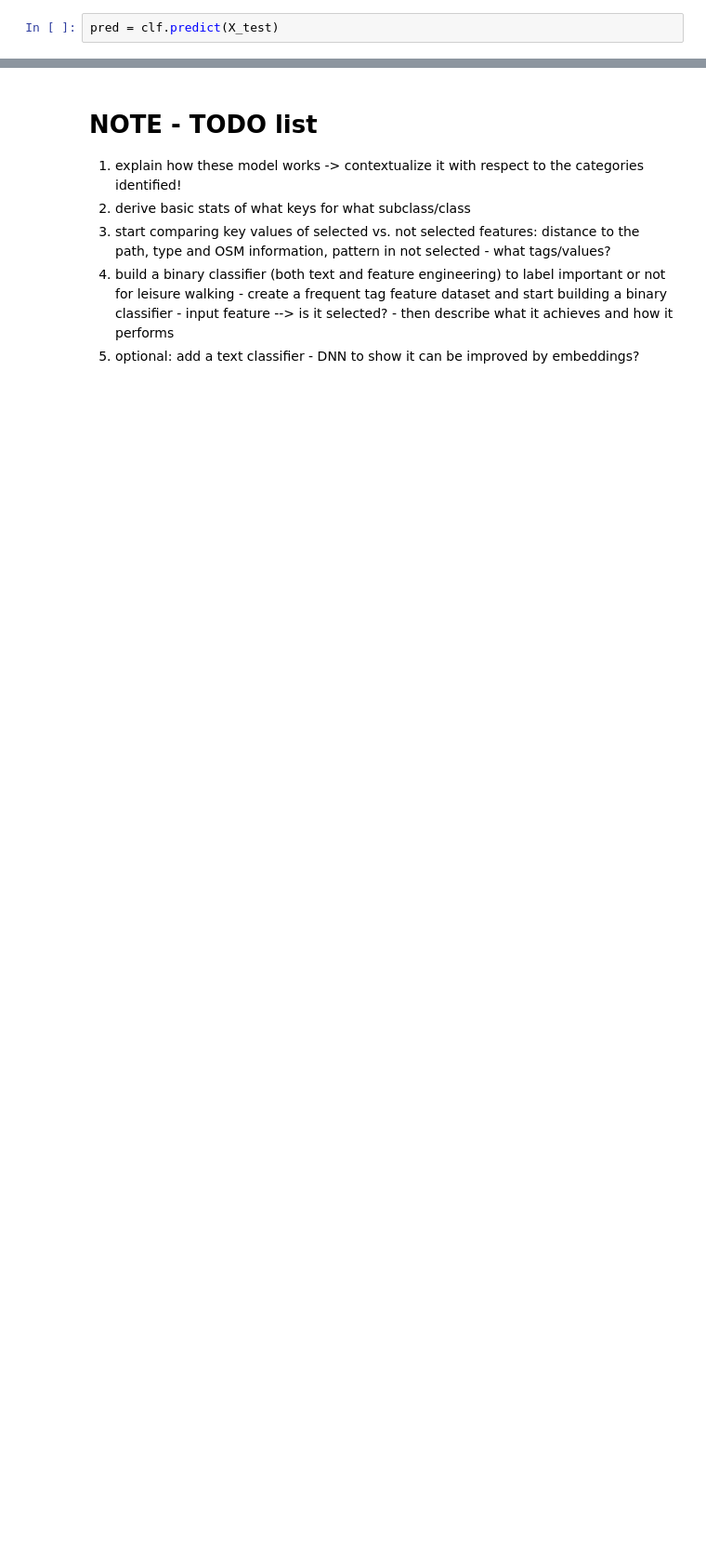
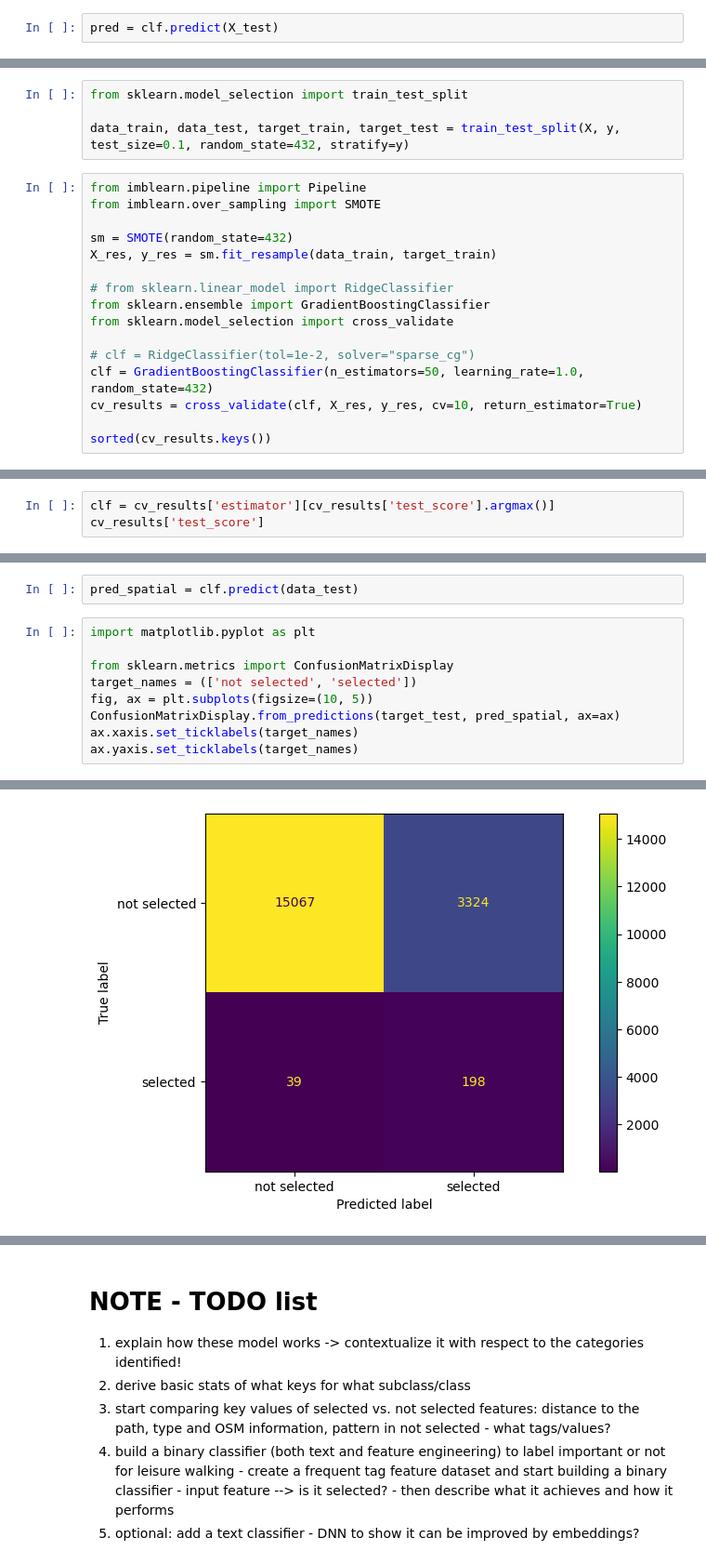
Before and after one commit to hamzeiehsan/leisure-walking-analysis, a Jupyter notebook: 4. final analysis.ipynb, the cells around one changed output, grey strips where cells are left out. Shown at 93% size. Drawn from its saved outputs; the diff is of its cells as text; blank space fills up the shorter version.

Commit message:
add spatial analysis of nearby POIs

```diff
--- a/4. final analysis.ipynb
+++ b/4. final analysis.ipynb
@@ -1212,0 +1312,20 @@ print("ROC AUC:", roc_auc)
+# %%
+from sklearn.model_selection import train_test_split
+
+data_train, data_test, target_train, target_test = train_test_split(X, y, test_size=0.1, random_state=432, stratify=y)
+# %%
+from imblearn.pipeline import Pipeline
+from imblearn.over_sampling import SMOTE
+
+sm = SMOTE(random_state=432)
+X_res, y_res = sm.fit_resample(data_train, target_train)
+
+# from sklearn.linear_model import RidgeClassifier
+from sklearn.ensemble import GradientBoostingClassifier
+from sklearn.model_selection import cross_validate
+
+# clf = RidgeClassifier(tol=1e-2, solver="sparse_cg")
+clf = GradientBoostingClassifier(n_estimators=50, learning_rate=1.0, random_state=432)
+cv_results = cross_validate(clf, X_res, y_res, cv=10, return_estimator=True)
+
+sorted(cv_results.keys())
@@ -1212,0 +1334,3 @@ print("ROC AUC:", roc_auc)
+# %%
+clf = cv_results['estimator'][cv_results['test_score'].argmax()]
+cv_results['test_score']
@@ -1212,0 +1340,12 @@ print("ROC AUC:", roc_auc)
+# %%
+pred_spatial = clf.predict(data_test)
+# %%
+import matplotlib.pyplot as plt
+
+from sklearn.metrics import ConfusionMatrixDisplay
+target_names = (['not selected', 'selected'])
+fig, ax = plt.subplots(figsize=(10, 5))
+ConfusionMatrixDisplay.from_predictions(target_test, pred_spatial, ax=ax)
+ax.xaxis.set_ticklabels(target_names)
+ax.yaxis.set_ticklabels(target_names)
+# %% [output]
@@ -1212,0 +1353 @@ print("ROC AUC:", roc_auc)
+[figure, added]
```
Also changed, not shown: parts of 33 cells of this notebook, 2 other files.
